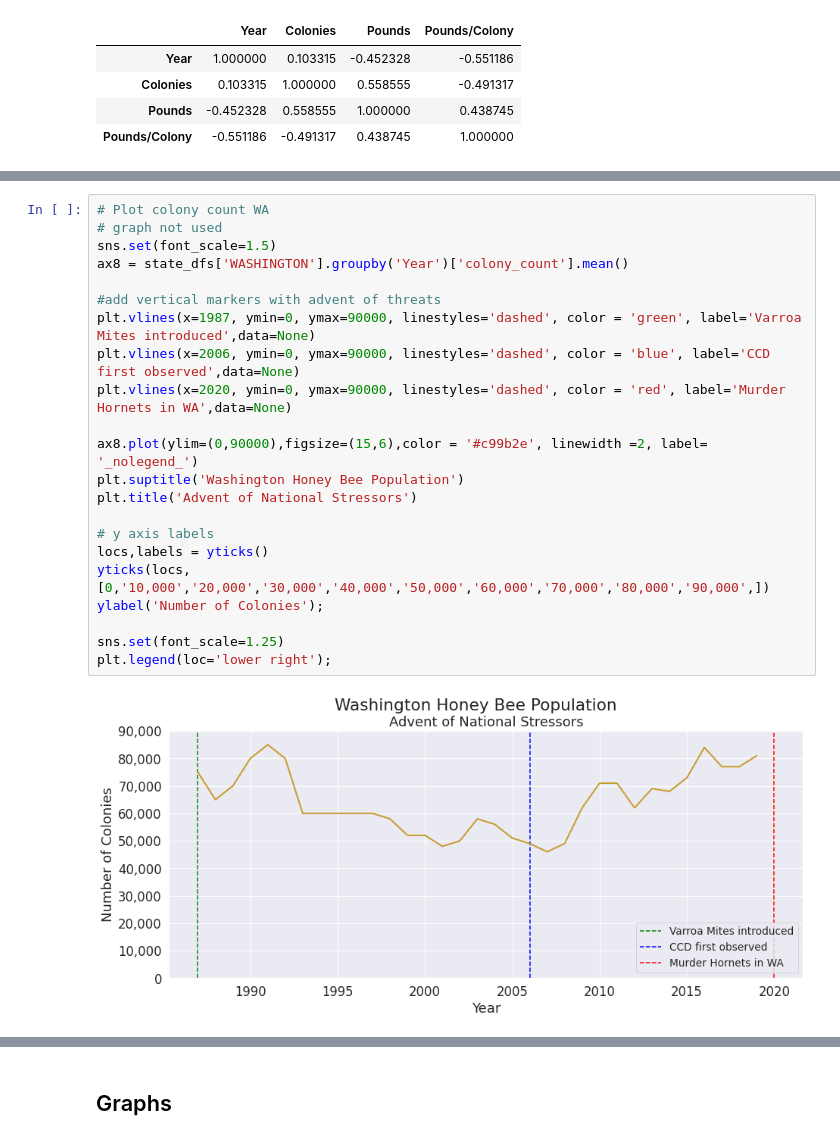
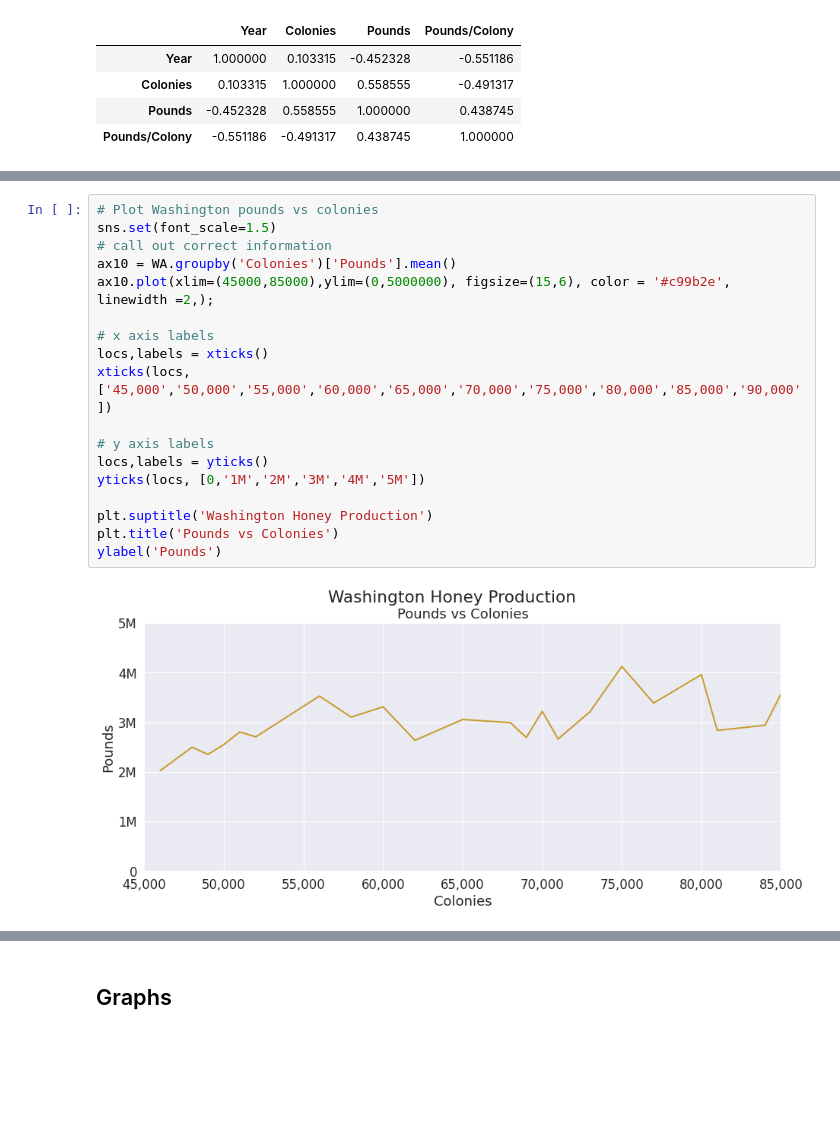
Before and after one commit to SaraWestWA/DS-Unit-1-Build, a Jupyter notebook: SW_Honey_WA_state.ipynb, the cells around one changed output, grey strips where cells are left out. Cells and saved outputs as stored; diff of their text form; blank space fills up the shorter version.

```diff
--- a/SW_Honey_WA_state.ipynb
+++ b/SW_Honey_WA_state.ipynb
@@ -672,24 +667,20 @@ ax.set_title('Washington Honey Production');
-# %%
-# Plot colony count WA
-# graph not used
-sns.set(font_scale=1.5)
-ax8 = state_dfs['WASHINGTON'].groupby('Year')['colony_count'].mean()
-
-#add vertical markers with advent of threats
-plt.vlines(x=1987, ymin=0, ymax=90000, linestyles='dashed', color = 'green', label='Varroa Mites introduced',data=None)
-plt.vlines(x=2006, ymin=0, ymax=90000, linestyles='dashed', color = 'blue', label='CCD first observed',data=None)
-plt.vlines(x=2020, ymin=0, ymax=90000, linestyles='dashed', color = 'red', label='Murder Hornets in WA',data=None)
-
-ax8.plot(ylim=(0,90000),figsize=(15,6),color = '#c99b2e', linewidth =2, label= '_nolegend_')
-plt.suptitle('Washington Honey Bee Population')
-plt.title('Advent of National Stressors')
-
-# y axis labels
-locs,labels = yticks()
-yticks(locs, [0,'10,000','20,000','30,000','40,000','50,000','60,000','70,000','80,000','90,000',])
-ylabel('Number of Colonies');
-
-sns.set(font_scale=1.25)
-plt.legend(loc='lower right');
-# %% [output]
-[figure, removed]
+# %%
+# Plot Washington pounds vs colonies
+sns.set(font_scale=1.5)
+# call out correct information
+ax10 = WA.groupby('Colonies')['Pounds'].mean()
+ax10.plot(xlim=(45000,85000),ylim=(0,5000000), figsize=(15,6), color = '#c99b2e', linewidth =2,);
+
+# x axis labels
+locs,labels = xticks()
+xticks(locs, ['45,000','50,000','55,000','60,000','65,000','70,000','75,000','80,000','85,000','90,000'])
+
+# y axis labels
+locs,labels = yticks()
+yticks(locs, [0,'1M','2M','3M','4M','5M'])
+
+plt.suptitle('Washington Honey Production')
+plt.title('Pounds vs Colonies')
+ylabel('Pounds')
+# %% [output]
+[figure, added]
```
Also changed, not shown: parts of 28 cells of this notebook.
